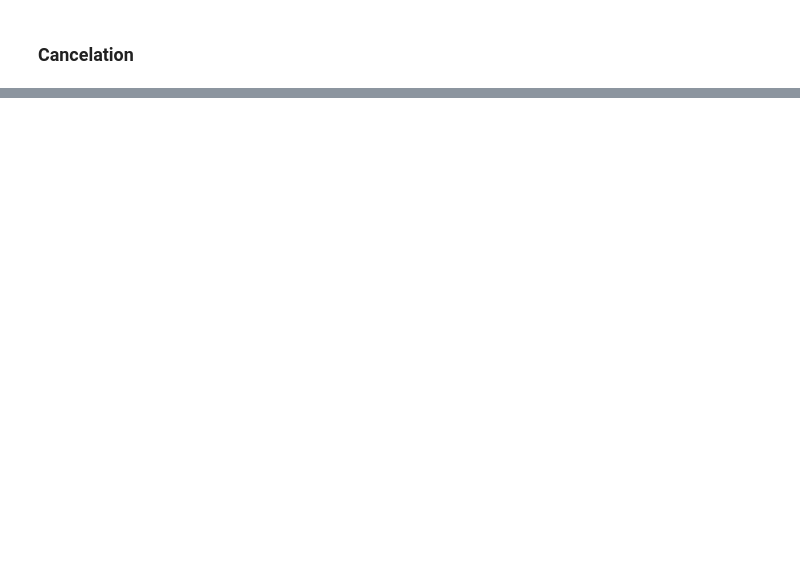
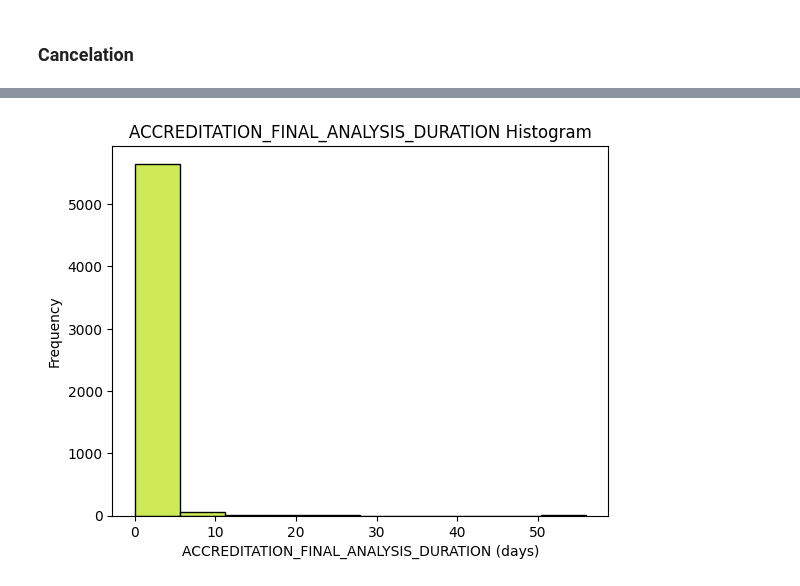
Before and after one commit to pathilink/capim_case, a Jupyter notebook: notebook/capim_case_eda.ipynb, the cells around one changed output, grey strips where cells are left out. Saved outputs shown, nothing was run; the diff lists cells and outputs as text; code cells hidden in the pictures; blank space fills up the shorter version.

```diff
--- a/notebook/capim_case_eda.ipynb
+++ b/notebook/capim_case_eda.ipynb
@@ -96,0 +251,3 @@ Index(['CLINIC_ID', 'CLINIC_CREATED_AT', 'BUSINESS_SEGMENTATION',
+# %%
+df['ACCREDITATION_FINAL_ANALYSIS_AT'] = df[['ACCREDITATION_APPROVED_AT', 'ACCREDITATION_REJECTED_AT']].bfill(axis=1).iloc[:, 0]
+df[['ACCREDITATION_APPROVED_AT', 'ACCREDITATION_REJECTED_AT', 'ACCREDITATION_FINAL_ANALYSIS_AT']].sample(5)
@@ -96,0 +261,6 @@ Index(['CLINIC_ID', 'CLINIC_CREATED_AT', 'BUSINESS_SEGMENTATION',
+# %%
+# analysis time for accreditation
+df['ACCREDITATION_FINAL_ANALYSIS_DURATION'] = (df.query('ACCREDITATION_FINAL_ANALYSIS_AT.notna()')['ACCREDITATION_FINAL_ANALYSIS_AT'] \
+                                              - df.query('ACCREDITATION_FINAL_ANALYSIS_AT.notna()')['ACCREDITATION_REQUESTED_AT']).dt.days
+
+df[['ACCREDITATION_REQUESTED_AT', 'ACCREDITATION_FINAL_ANALYSIS_AT', 'ACCREDITATION_FINAL_ANALYSIS_DURATION']].sample(5)
@@ -96,0 +274,10 @@ Index(['CLINIC_ID', 'CLINIC_CREATED_AT', 'BUSINESS_SEGMENTATION',
+# %%
+hist_graph(
+    dataset=df,
+    x='ACCREDITATION_FINAL_ANALYSIS_DURATION',
+    title='ACCREDITATION_FINAL_ANALYSIS_DURATION Histogram',
+    label_x='ACCREDITATION_FINAL_ANALYSIS_DURATION (days)',
+    label_y='Frequency'
+    )
+# %% [output]
+[figure, added]
```
Also changed, not shown: parts of 58 cells of this notebook.
